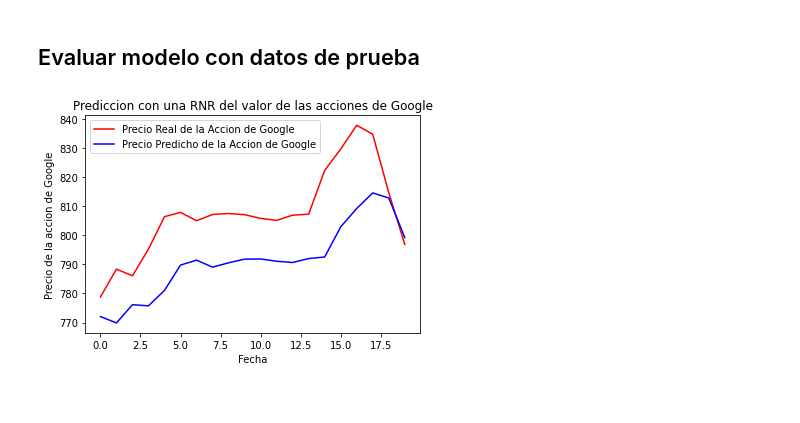
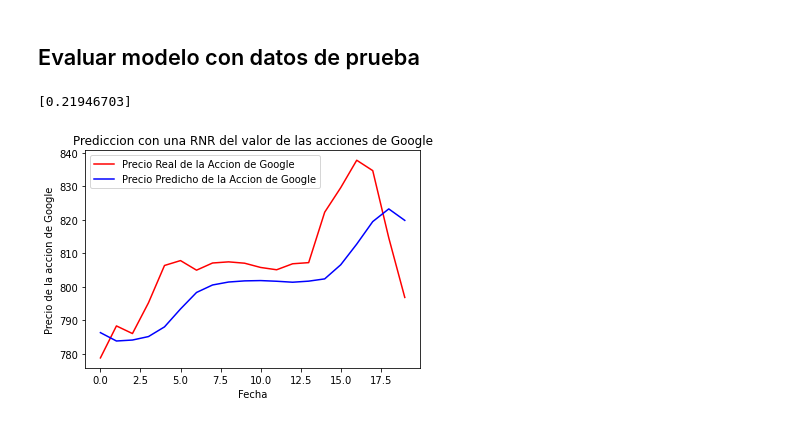
Before and after one commit to cccg8105/notebook_AD, a Jupyter notebook: deep_learning/red_recurrente/RNR_Template.ipynb, the cells around one changed output. Cells and saved outputs as stored; diff of their text form; code cells hidden in the pictures.

```diff
--- a/deep_learning/red_recurrente/RNR_Template.ipynb
+++ b/deep_learning/red_recurrente/RNR_Template.ipynb
@@ -177,32 +181,40 @@ nombreColumna = 'Open'
 dataset_total = pd.concat((dataset_train[nombreColumna], dataset_test[nombreColumna]), axis = 0)
 indiceInicialEntrenamiento = len(dataset_total) - len(dataset_test) - periodosPasados
 
 # se utilizan los ultimos registros del año anterior para predecir el primer mes futuro
 inputs = dataset_total[indiceInicialEntrenamiento:].values
 inputs = inputs.reshape(-1,1) # se agrega una columna adicional
 inputs = sc.transform(inputs) # se escalan los valores
 X_test = []
 
 cantidadRegistrosPrueba = len(dataset_test)
 
-for i in range(periodosPasados, cantidadRegistrosPrueba):
+for i in range(periodosPasados,  periodosPasados + cantidadRegistrosPrueba):
     X_test.append(inputs[i-periodosPasados:i, 0])
 X_test = np.array(X_test)
 X_test = np.reshape(X_test, (X_test.shape[0], X_test.shape[1], 1))
 
 # prediccion con el modelo generado
 predicted_stock_price = regressor.predict(X_test)
 
 # se regresan al valor original los datos transformados en las predicciones
 predicted_stock_price = sc.inverse_transform(predicted_stock_price)
 
+import math
+from sklearn.metrics import mean_squared_error
+# Error cuadratico medio
+rmse = math.sqrt(mean_squared_error(real_stock_price, predicted_stock_price))
+rango = max(real_stock_price) - min(real_stock_price)
+print(rmse/rango)
+
 # Visualizar los Resultados
 plt.plot(real_stock_price, color = 'red', label = 'Precio Real de la Accion de Google')
 plt.plot(predicted_stock_price, color = 'blue', label = 'Precio Predicho de la Accion de Google')
 plt.title("Prediccion con una RNR del valor de las acciones de Google")
 plt.xlabel("Fecha")
 plt.ylabel("Precio de la accion de Google")
 plt.legend()
 plt.show()
 # %% [output]
+[0.21946703]
-[figure, old version]
+[figure, new version]
```
Also changed, not shown: parts of 4 cells of this notebook.
